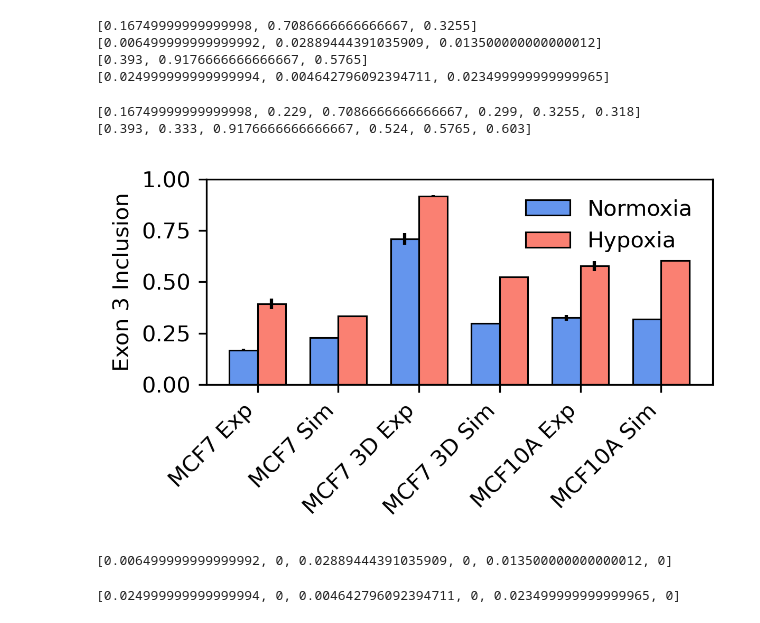
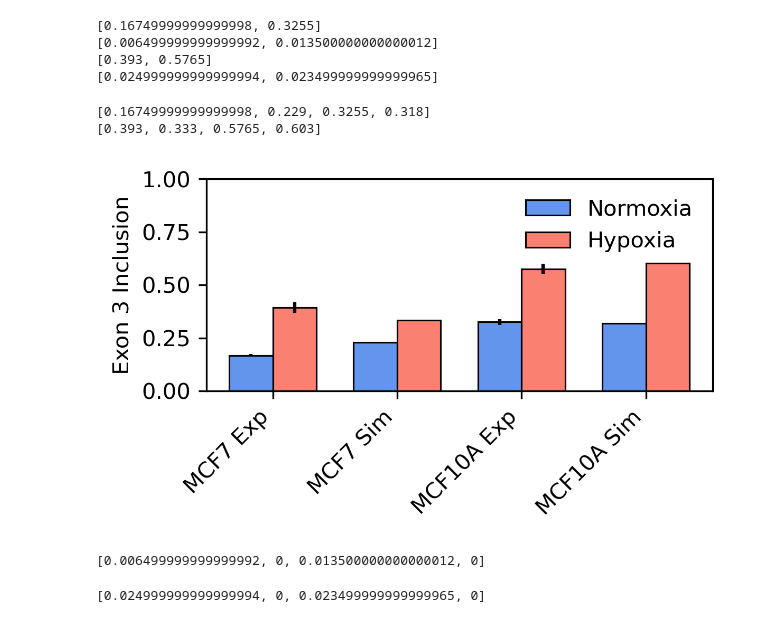
Before and after one commit to Thornburg-Research/isosplicer, a Jupyter notebook: publication_simulations/analysis/analysis_SRSF6_Multi_Cell.ipynb, the cells around one changed output. Saved outputs shown, nothing was run; the diff lists cells and outputs as text; code cells hidden in the pictures.

```diff
--- a/publication_simulations/analysis/analysis_SRSF6_Multi_Cell.ipynb
+++ b/publication_simulations/analysis/analysis_SRSF6_Multi_Cell.ipynb
@@ -55,27 +55,26 @@ def getSplicingRatio(filename, ir=False):
 # %%
 datasets = [
     [(0.174+0.161)/2, (0.418+0.368)/2], # MCF7
-    [(0.72+0.669+0.737)/3, (0.913+0.924+0.916)/3], # MCF7 3D
     [(0.339+0.312)/2, (0.553+0.6)/2] # MCF10A
 ]
     # [0.3, 0.32], # MDA MB 231
 # datasets
 
-normExp = [(0.174+0.161)/2, (0.72+0.669+0.737)/3, (0.339+0.312)/2]
-hypExp = [(0.418+0.368)/2, (0.913+0.924+0.916)/3, (0.553+0.6)/2]
+normExp = [(0.174+0.161)/2, (0.339+0.312)/2]
+hypExp = [(0.418+0.368)/2, (0.553+0.6)/2]
 
-normExpStd = [np.std(np.array([0.174,0.161])), np.std(np.array([0.72,0.669,0.737])), np.std(np.array([0.339,0.312]))]
-hypExpStd = [np.std(np.array([0.418,0.368])), np.std(np.array([0.913,0.924,0.916])), np.std(np.array([0.553,0.6]))]
+normExpStd = [np.std(np.array([0.174,0.161])), np.std(np.array([0.339,0.312]))]
+hypExpStd = [np.std(np.array([0.418,0.368])), np.std(np.array([0.553,0.6]))]
 
 print(normExp)
 print(normExpStd)
 print(hypExp)
 print(hypExpStd)
 # %% [output]
-[0.16749999999999998, 0.7086666666666667, 0.3255]
-[0.006499999999999992, 0.02889444391035909, 0.013500000000000012]
-[0.393, 0.9176666666666667, 0.5765]
-[0.024999999999999994, 0.004642796092394711, 0.023499999999999965]
+[0.16749999999999998, 0.3255]
+[0.006499999999999992, 0.013500000000000012]
+[0.393, 0.5765]
+[0.024999999999999994, 0.023499999999999965]
 # %%
 fig, ax = plt.subplots(figsize=(4,2.5))
 
@@ -96,7 +95,7 @@ hypInc = []
 normStd = []
 hypStd = []
 
-for i in range(1,4):
+for i in range(1,3):
 
     normInc.append(normExp[i-1])
 
@@ -116,43 +115,43 @@ for i in range(1,4):
     fih = getSplicingRatio(filename)
     hypInc.append(fih[0])
 
     hypStd.append(0)
 
 
 x1 = np.arange(len(normInc))
 
 print(normInc)
 print(hypInc)
 
 # print(normInc)
 
 ax.bar(x1 - barwidth/2, normInc, yerr=normStd, width=barwidth, color='cornflowerblue', label='Normoxia', edgecolor='k', linewidth=0.75)
 ax.bar(x1 + barwidth/2, hypInc, yerr=hypStd, width=barwidth, color='salmon', label='Hypoxia', edgecolor='k', linewidth=0.75)
 
 ax.set_ylabel('Exon 3 Inclusion')
 # ax.set_xlabel('Computational Dataset (1,000 mRNA per Dataset)')
 
 ax.set_ylim(0,1)
 
 ax.xaxis.set_ticks(x1)
-tickLabels = ['MCF7 Exp', 'MCF7 Sim', 'MCF7 3D Exp', 'MCF7 3D Sim', 'MCF10A Exp', 'MCF10A Sim']
+tickLabels = ['MCF7 Exp', 'MCF7 Sim', 'MCF10A Exp', 'MCF10A Sim']
 
 ax.xaxis.set_ticklabels(tickLabels, rotation=45, ha='right')
 
 ax.legend(loc='upper right', frameon=False)
 
 plt.tight_layout()
 
-plt.savefig('./multi_cell_SRSF6.png', transparent=True)
+plt.savefig('./multi_cell_SRSF6.pdf', transparent=True)
 # %% [output]
-[0.16749999999999998, 0.229, 0.7086666666666667, 0.299, 0.3255, 0.318]
-[0.393, 0.333, 0.9176666666666667, 0.524, 0.5765, 0.603]
+[0.16749999999999998, 0.229, 0.3255, 0.318]
+[0.393, 0.333, 0.5765, 0.603]
-[figure, old version]
+[figure, new version]
 # %%
 normStd
 # %% [output]
-[0.006499999999999992, 0, 0.02889444391035909, 0, 0.013500000000000012, 0]
+[0.006499999999999992, 0, 0.013500000000000012, 0]
 # %%
 hypStd
 # %% [output]
-[0.024999999999999994, 0, 0.004642796092394711, 0, 0.023499999999999965, 0]
+[0.024999999999999994, 0, 0.023499999999999965, 0]
```
